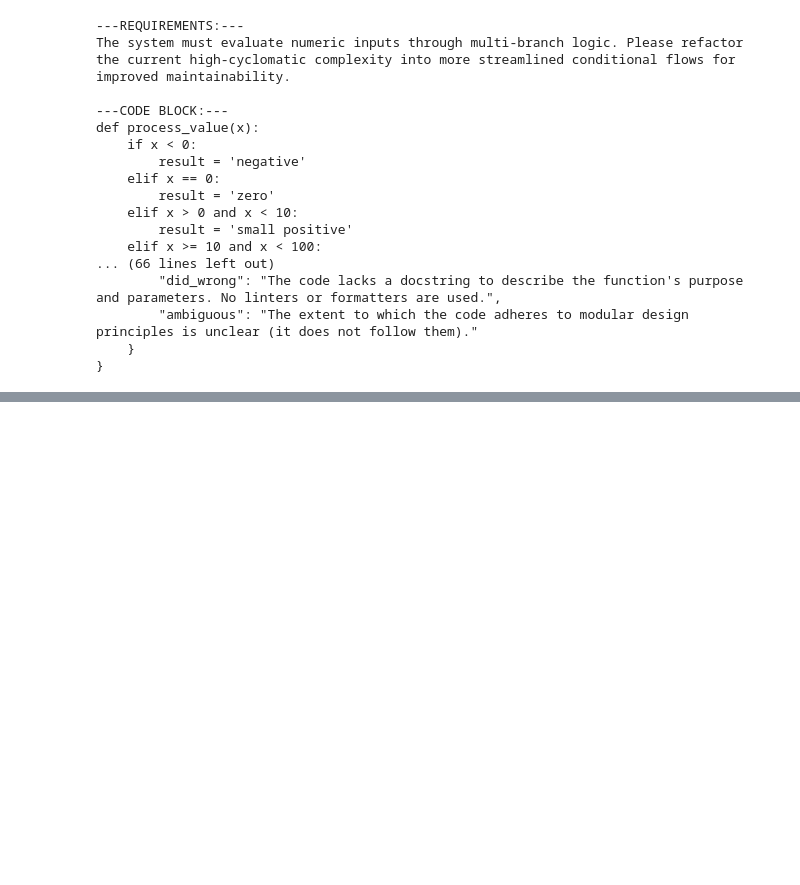
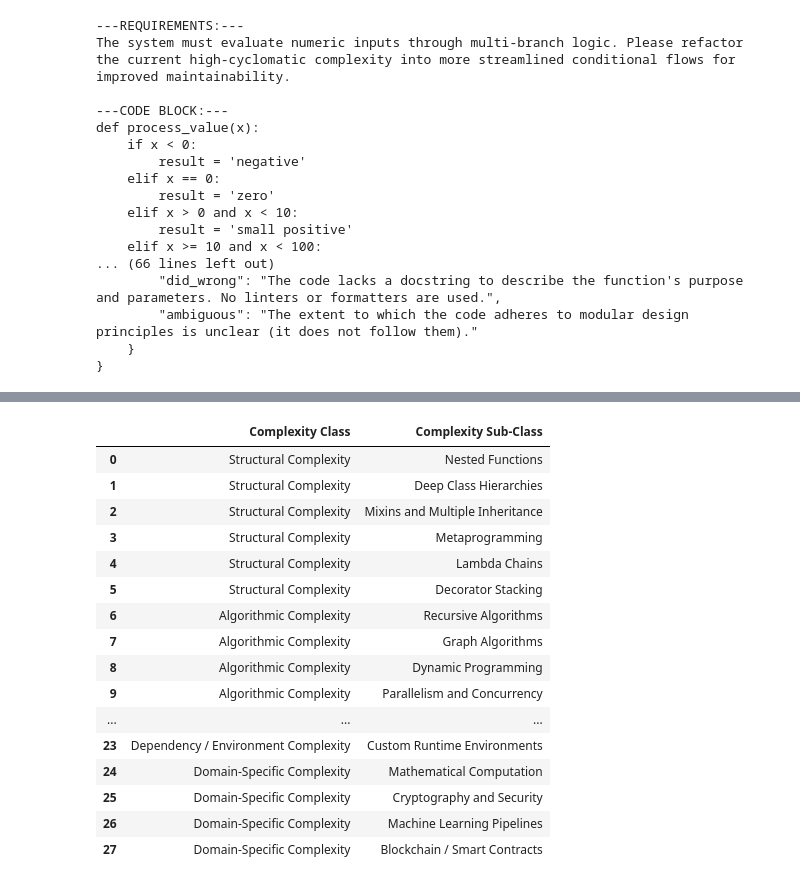
Before and after one commit to push-to-prod-ai/push-to-prod, a Jupyter notebook: syntropy-app/eda-notebook.ipynb, the cells around one changed output, grey strips where cells are left out. Saved outputs shown, nothing was run; the diff lists cells and outputs as text; code cells hidden in the pictures; blank space fills up the shorter version.

```diff
--- a/syntropy-app/eda-notebook.ipynb
+++ b/syntropy-app/eda-notebook.ipynb
@@ -381,0 +1956,22 @@ SyntaxError: expression expected after dictionary key and ':' (155827130.py, lin
+# %%
+complexity_map = pd.read_csv('Synthetic Dataset Configuration.csv').drop(columns=['COUNT']).iloc[0:2].T.reset_index(drop=True).iloc[4:].reset_index(drop=True)
+complexity_map.columns = ['Complexity Class', 'Complexity Sub-Class']
+complexity_map
+# %% [output]
+|  | Complexity Class | Complexity Sub-Class |
+| 0 | Structural Complexity | Nested Functions |
+| 1 | Structural Complexity | Deep Class Hierarchies |
+| 2 | Structural Complexity | Mixins and Multiple Inheritance |
+| 3 | Structural Complexity | Metaprogramming |
+| 4 | Structural Complexity | Lambda Chains |
+| 5 | Structural Complexity | Decorator Stacking |
+| 6 | Algorithmic Complexity | Recursive Algorithms |
+| 7 | Algorithmic Complexity | Graph Algorithms |
+| 8 | Algorithmic Complexity | Dynamic Programming |
+| 9 | Algorithmic Complexity | Parallelism and Concurrency |
+| ... | ... | ... |
+| 23 | Dependency / Environment Complexity | Custom Runtime Environments |
+| 24 | Domain-Specific Complexity | Mathematical Computation |
+| 25 | Domain-Specific Complexity | Cryptography and Security |
+| 26 | Domain-Specific Complexity | Machine Learning Pipelines |
+| 27 | Domain-Specific Complexity | Blockchain / Smart Contracts |
```
Also changed, not shown: parts of 48 cells of this notebook, 2 other files.
